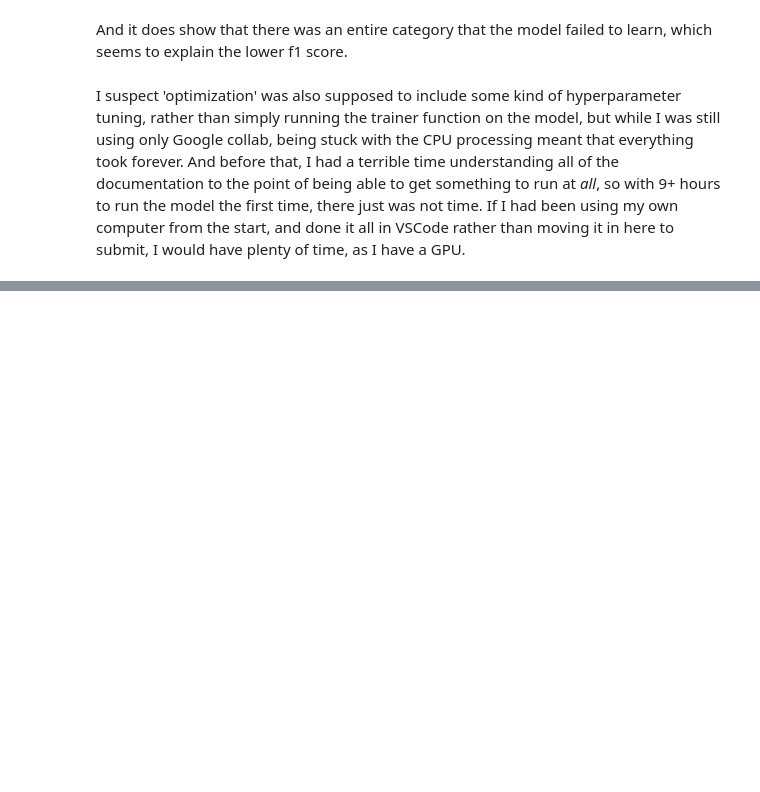
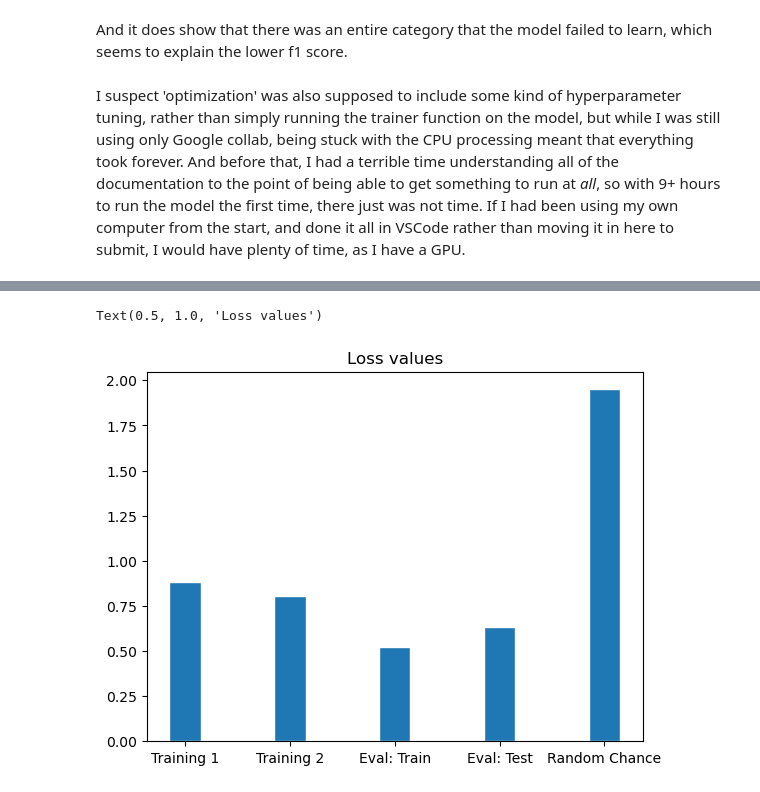
Before and after one commit to MeghanBarritt/llm-project, a Jupyter notebook: notebooks/4-optimization.ipynb, the cells around one changed output, grey strips where cells are left out. Cells and saved outputs as stored; diff of their text form; code cells hidden in the pictures; blank space fills up the shorter version.

```diff
--- a/notebooks/4-optimization.ipynb
+++ b/notebooks/4-optimization.ipynb
@@ -153,0 +208,4 @@ I suspect 'optimization' was also supposed to include some kind of hyperparamete
+# %%
+data2 = {'training1':[0.881],'training2':[0.806],'eval_train':[0.521],'eval_test':[0.632],'chance':[1.95]}
+losses = pd.DataFrame.from_dict(data2,orient='index',columns=['loss'])
+losses
@@ -153,0 +219,16 @@ I suspect 'optimization' was also supposed to include some kind of hyperparamete
+# %%
+b_width = 0.3
+
+bar1 = losses['loss']
+
+x1 = np.arange(len(bar1))
+
+fig, ax = plt.subplots(dpi=100)
+ax.bar(x1,bar1,width=b_width,edgecolor='white',label='Loss')
+
+ax.set_xticks(x1)
+ax.set_xticklabels(['Training 1','Training 2','Eval: Train','Eval: Test','Random Chance'])
+plt.title('Loss values')
+# %% [output]
+Text(0.5, 1.0, 'Loss values')
+[figure, added]
```
Also changed, not shown: parts of 6 cells of this notebook.
